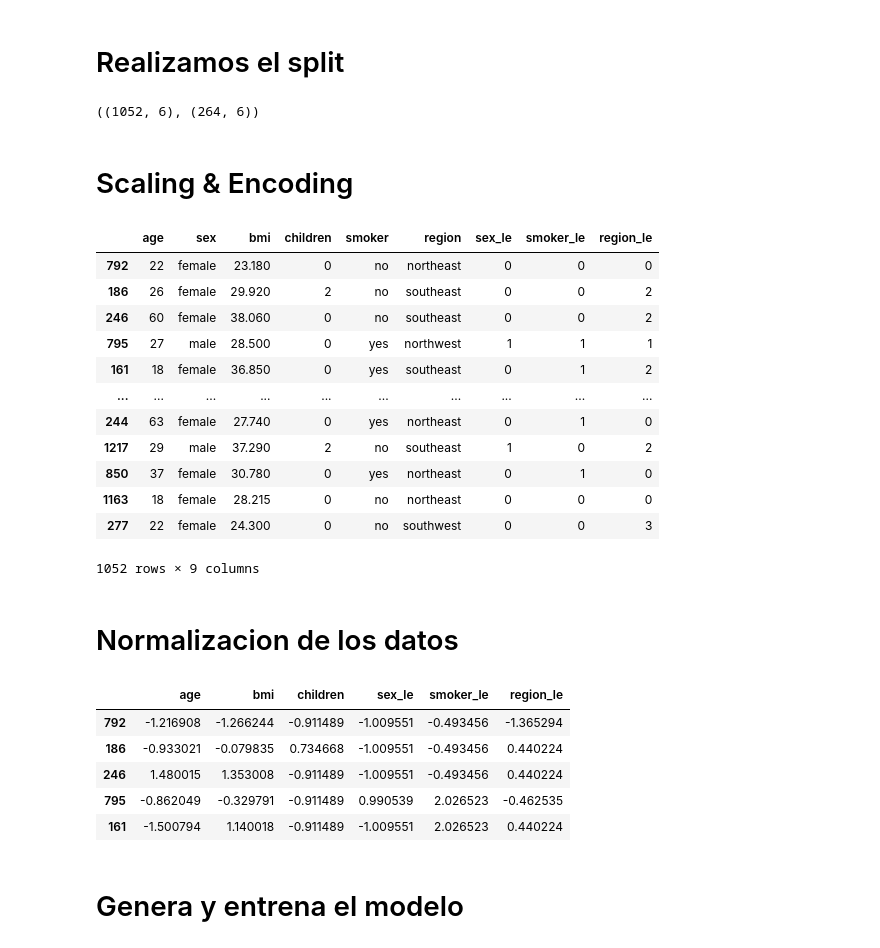
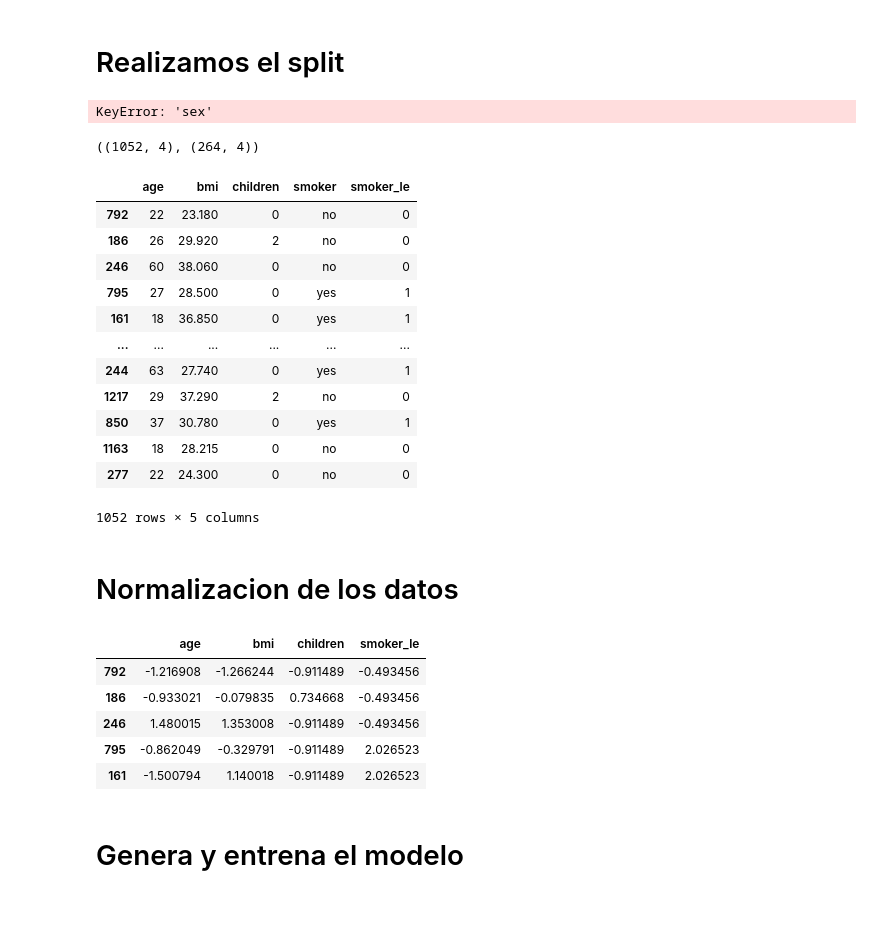
Before and after one commit to Betaniammc/streamlit, a Jupyter notebook: src/02-linear-regression-medical-insurance-cost.ipynb, the cells around one changed output. Saved outputs shown, nothing was run; the diff lists cells and outputs as text; code cells hidden in the pictures; blank space fills up the shorter version.

```diff
--- a/src/02-linear-regression-medical-insurance-cost.ipynb
+++ b/src/02-linear-regression-medical-insurance-cost.ipynb
@@ -273,7 +273,7 @@ df
 # Realizamos el split
 # %%
 # Dividimos el conjunto de datos en muestras de train y test
-X = df.drop("charges", axis=1)
+X = df.drop(["charges","sex", "region"], axis=1)
 y = df["charges"]
 
 # Instancia de: from sklearn.model_selection import train_test_split
@@ -281,12 +281,44 @@ X_train, X_test, y_train, y_test = train_test_split(X,
                                                     y,
                                                     test_size=0.2,
                                                     random_state=18)
+# %%
+#Scaling y  encoding
+#0. Creamos copias de los conjuntos de entrenamiento: X_train | X_test
+X_train_cat_le = X_train.copy()
+X_test_cat_le = X_test.copy()
+
+#Para cada variable no numerica la transformamos en numerica y  la abregamos a nuestra copia de x_train
+
+# 1. Creamos las instancias del encoder
+label_encoder_sex = LabelEncoder()
+# 2. Entrenamos los encoders con los datos de entrenamiento (ajustamos) fit
+label_encoder_sex.fit(X_train['sex'])
+# 3. Aplicamos el encoder en ambos conjuntos (entrenamiento y test) transform
+X_train_cat_le['sex_le'] = label_encoder_sex.transform(X_train['sex'])
+X_test_cat_le['sex_le'] = label_encoder_sex.transform(X_test['sex'])
+
+
+# 1. Creamos las instancias del encoder
+label_encoder_smoker = LabelEncoder()
+# 2. Entrenamos los encoders con los datos de entrenamiento (ajustamos) utilizamos: fit()
+label_encoder_smoker.fit(X_train['smoker'])
+# 3. Aplicamos el encoder en ambos conjuntos (entrenamiento y test) transform
+X_train_cat_le['smoker_le'] = label_encoder_smoker.transform(X_train['smoker'])  # 3.1 train
+X_test_cat_le['smoker_le'] = label_encoder_smoker.transform(X_test['smoker'])  # 3.2 test
+
+# 1. Creamos las instancias del encoder
+label_encoder_region = LabelEncoder()
+# 2. Entrenamos los encoders con los datos de entrenamiento (ajustamos) fit
+label_encoder_region.fit(X_train['region'])
+# 3. Aplicamos el encoder en ambos conjuntos (entrenamiento y test) transform
+X_train_cat_le['region_le'] = label_encoder_region.transform(X_train['region'])
+X_test_cat_le['region_le'] = label_encoder_region.transform(X_test['region'])
+# %% [output]
+KeyError: 'sex'
 # %%
 X_train.shape, X_test.shape
 # %% [output]
-((1052, 6), (264, 6))
+((1052, 4), (264, 4))
-# %% [markdown]
-#  Scaling & Encoding
 # %%
 #0. Creamos copias de los conjuntos de entrenamiento: X_train | X_test
 X_train_cat_le = X_train.copy()
@@ -321,43 +339,43 @@ X_test_cat_le['region_le'] = label_encoder_region.transform(X_test['region'])
 # %%
 X_train_cat_le
 # %% [output]
-|  | age | sex | bmi | children | smoker | region | sex_le | smoker_le | region_le |
-| 792 | 22 | female | 23.180 | 0 | no | northeast | 0 | 0 | 0 |
-| 186 | 26 | female | 29.920 | 2 | no | southeast | 0 | 0 | 2 |
-| 246 | 60 | female | 38.060 | 0 | no | southeast | 0 | 0 | 2 |
-| 795 | 27 | male | 28.500 | 0 | yes | northwest | 1 | 1 | 1 |
-| 161 | 18 | female | 36.850 | 0 | yes | southeast | 0 | 1 | 2 |
-| ... | ... | ... | ... | ... | ... | ... | ... | ... | ... |
-| 244 | 63 | female | 27.740 | 0 | yes | northeast | 0 | 1 | 0 |
-| 1217 | 29 | male | 37.290 | 2 | no | southeast | 1 | 0 | 2 |
-| 850 | 37 | female | 30.780 | 0 | yes | northeast | 0 | 1 | 0 |
-| 1163 | 18 | female | 28.215 | 0 | no | northeast | 0 | 0 | 0 |
-| 277 | 22 | female | 24.300 | 0 | no | southwest | 0 | 0 | 3 |
+|  | age | bmi | children | smoker | smoker_le |
+| 792 | 22 | 23.180 | 0 | no | 0 |
+| 186 | 26 | 29.920 | 2 | no | 0 |
+| 246 | 60 | 38.060 | 0 | no | 0 |
+| 795 | 27 | 28.500 | 0 | yes | 1 |
+| 161 | 18 | 36.850 | 0 | yes | 1 |
+| ... | ... | ... | ... | ... | ... |
+| 244 | 63 | 27.740 | 0 | yes | 1 |
+| 1217 | 29 | 37.290 | 2 | no | 0 |
+| 850 | 37 | 30.780 | 0 | yes | 1 |
+| 1163 | 18 | 28.215 | 0 | no | 0 |
+| 277 | 22 | 24.300 | 0 | no | 0 |
-1052 rows × 9 columns
+1052 rows × 5 columns
 # %% [markdown]
 # Normalizacion de los datos
 # %%
 #Realizar el escalado con el dataset dividido solo con las variables numericas
 norm_scaler = StandardScaler()  # Instancia de: from sklearn.preprocessing import StandardScaler
 
-num_variables = ["age",	"bmi",	"children",	"sex_le", "smoker_le", "region_le"]
+num_variables = ["age",	"bmi",	"children", "smoker_le"]
 norm_features_x_train = norm_scaler.fit_transform(X_train_cat_le[num_variables])
 norm_features_x_test = norm_scaler.transform(X_test_cat_le[num_variables])
 
 X_train_cat_le_scaled = pd.DataFrame(norm_features_x_train,
                        index=X_train_cat_le.index,
                        columns=num_variables)
 X_test_cat_le_scaled = pd.DataFrame(norm_features_x_test,
                        index=X_test_cat_le.index,
                        columns=num_variables)
 X_train_cat_le_scaled.head()
 # %% [output]
-|  | age | bmi | children | sex_le | smoker_le | region_le |
-| 792 | -1.216908 | -1.266244 | -0.911489 | -1.009551 | -0.493456 | -1.365294 |
-| 186 | -0.933021 | -0.079835 | 0.734668 | -1.009551 | -0.493456 | 0.440224 |
-| 246 | 1.480015 | 1.353008 | -0.911489 | -1.009551 | -0.493456 | 0.440224 |
-| 795 | -0.862049 | -0.329791 | -0.911489 | 0.990539 | 2.026523 | -0.462535 |
-| 161 | -1.500794 | 1.140018 | -0.911489 | -1.009551 | 2.026523 | 0.440224 |
+|  | age | bmi | children | smoker_le |
+| 792 | -1.216908 | -1.266244 | -0.911489 | -0.493456 |
+| 186 | -0.933021 | -0.079835 | 0.734668 | -0.493456 |
+| 246 | 1.480015 | 1.353008 | -0.911489 | -0.493456 |
+| 795 | -0.862049 | -0.329791 | -0.911489 | 2.026523 |
+| 161 | -1.500794 | 1.140018 | -0.911489 | 2.026523 |
 # %% [markdown]
 # Genera y entrena el modelo
 # %%
```
Also changed, not shown: parts of 10 cells of this notebook, 2 other files.
